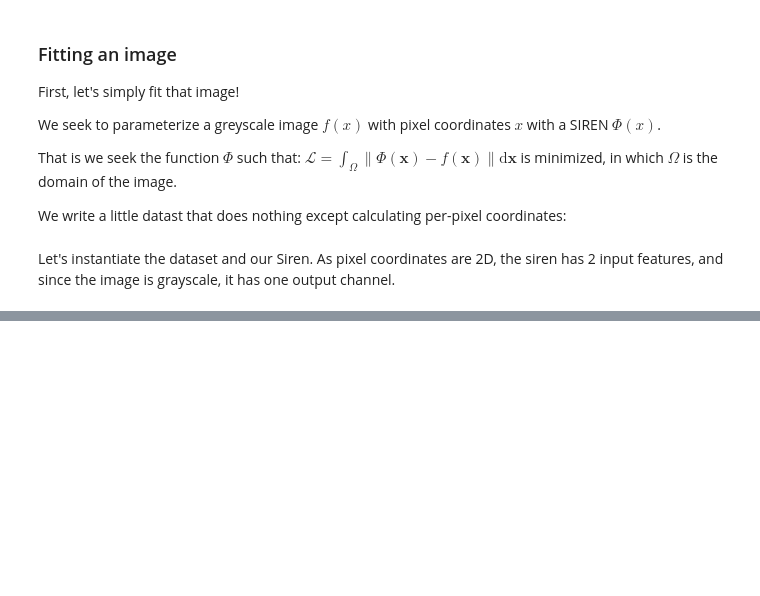
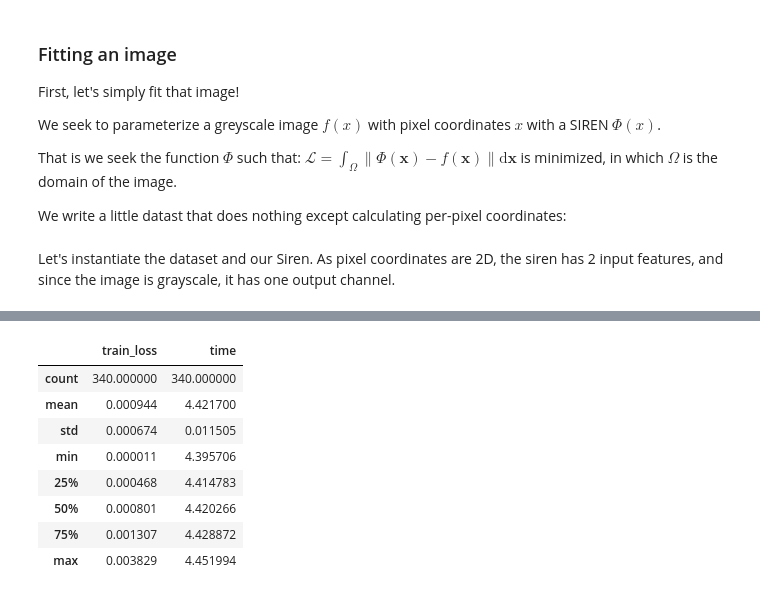
Before and after one commit to franec94/My-Siren-Deep-Learning-Test, a Jupyter notebook: notebooks/siren_loop_over_BSD68.ipynb, the cells around one changed output, grey strips where cells are left out. Cells and saved outputs as stored; diff of their text form; code cells hidden in the pictures; blank space fills up the shorter version.

```diff
--- a/notebooks/siren_loop_over_BSD68.ipynb
+++ b/notebooks/siren_loop_over_BSD68.ipynb
@@ -557,0 +583,5 @@ ValueError: ignored
+# %%
+records_list = list()
+
+num_trials = 5
+first_image_pos, last_image_pos = 0, len(images)
@@ -559,0 +641,12 @@ df
+# %%
+df.describe()
+# %% [output]
+|  | train_loss | time |
+| count | 340.000000 | 340.000000 |
+| mean | 0.000944 | 4.421700 |
+| std | 0.000674 | 0.011505 |
+| min | 0.000011 | 4.395706 |
+| 25% | 0.000468 | 4.414783 |
+| 50% | 0.000801 | 4.420266 |
+| 75% | 0.001307 | 4.428872 |
+| max | 0.003829 | 4.451994 |
```
Also changed, not shown: parts of 33 cells of this notebook, 1 other file.
